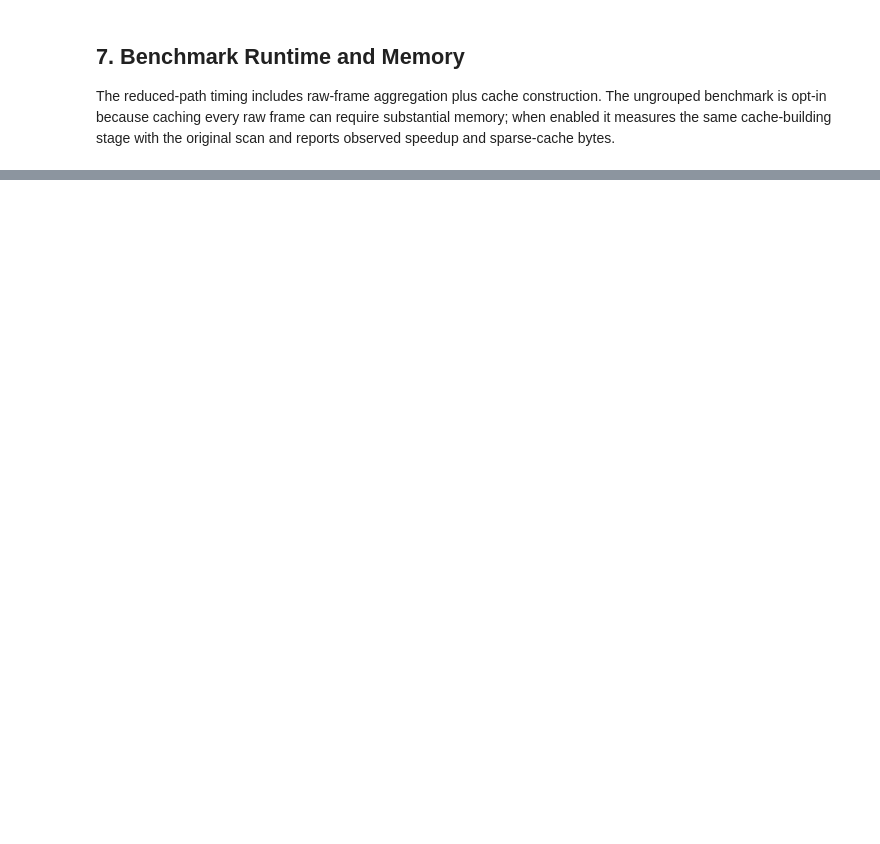
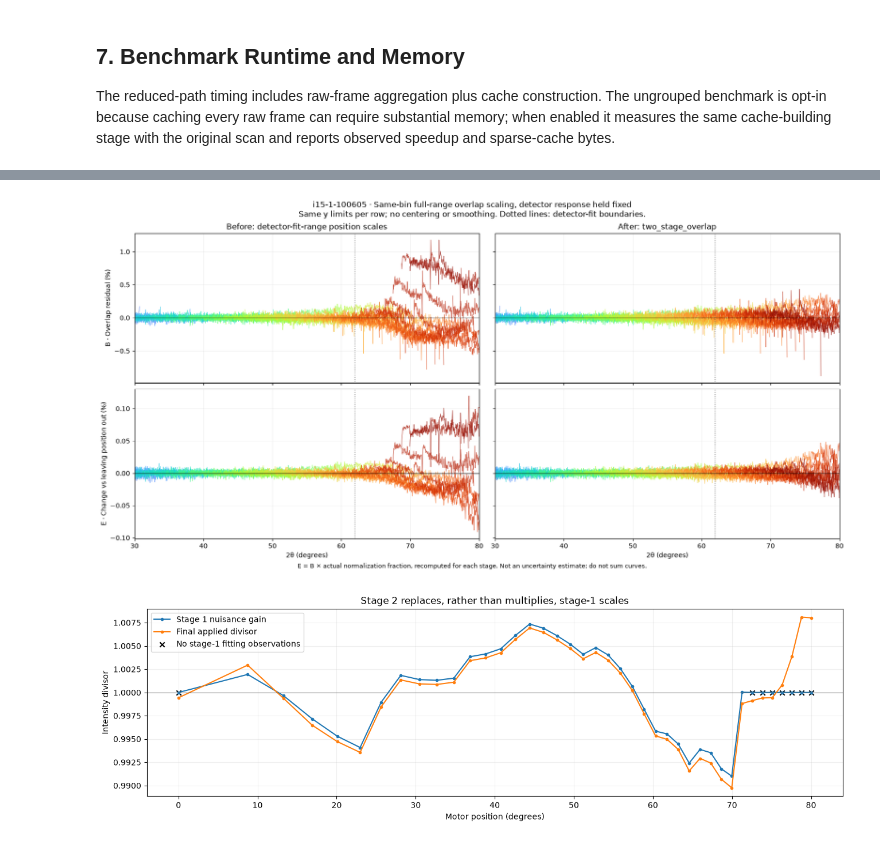
Before and after one commit to keeble/eiger-correction, a Jupyter notebook: extract_eiger_corrections_fast.ipynb, the cells around one changed output, grey strips where cells are left out. Drawn from its saved outputs; the diff is of its cells as text; code cells hidden in the pictures; blank space fills up the shorter version.

```diff
--- a/extract_eiger_corrections_fast.ipynb
+++ b/extract_eiger_corrections_fast.ipynb
@@ -741,0 +937,45 @@ Removed temporary aggregated detector data.
+# %%
+# Before/after B and E on matched axes. Identical fixed detector maps/masks and bins.
+# Before = original stage-1 nuisance gains (unfitted positions unity), not a new fit.
+assert processed_for_xy['position_scale_model'] == MODEL_LABEL
+np.testing.assert_array_equal(processed_for_xy['frame_gains'], final_position_gains)
+diag_compare_fig, diag_compare_axes = plt.subplots(2, 2, figsize=(16, 8), sharex=True, sharey='row', constrained_layout=True)
+for diag_column, (diag_state, diag_label) in enumerate(((diag_before, 'Before: detector-fit-range position scales'),
+                                                      (diag_final, f'After: {MODEL_LABEL}'))):
+    for diag_i in range(len(analysis_scan.angles)):
+        for diag_row_index, diag_field in enumerate(('residual', 'influence')):
+            diag_compare_axes[diag_row_index, diag_column].plot(
+                diag_x[diag_window], diag_state[diag_field][diag_i, diag_window],
+                color=diag_colors[diag_i], alpha=0.7, linewidth=0.8,
+            )
+    diag_compare_axes[0, diag_column].set_title(diag_label)
+    diag_compare_axes[1, diag_column].set_xlabel('2θ (degrees)')
+diag_compare_axes[0, 0].set_ylabel('B · Overlap residual (%)')
+diag_compare_axes[1, 0].set_ylabel('E · Change vs leaving position out (%)')
+for diag_ax in diag_compare_axes.flat:
+    diag_ax.axhline(0, color='black', linewidth=0.8)
+    diag_ax.set_xlim(*DIAGNOSTIC_THETA_RANGE_DEG)
+    diag_ax.grid(alpha=0.2)
+    for diag_boundary in diag_fit_theta:
+        if DIAGNOSTIC_THETA_RANGE_DEG[0] <= diag_boundary <= DIAGNOSTIC_THETA_RANGE_DEG[1]:
+            diag_ax.axvline(diag_boundary, color='0.4', linestyle=':', linewidth=1)
+diag_compare_fig.suptitle(f'{SCAN_PATH.stem} · Same-bin full-range overlap scaling, detector response held fixed\n'
+                          'Same y limits per row; no centering or smoothing. Dotted lines: detector-fit boundaries.')
+diag_compare_fig.supxlabel('E = B × actual normalization fraction, recomputed for each stage. '
+                           'Not an uncertainty estimate; do not sum curves.', fontsize=9)
+plt.show()
+
+scale_fig, scale_axis = plt.subplots(figsize=(13, 4), constrained_layout=True)
+scale_axis.plot(analysis_scan.angles, calibration_fit['frame_gains'], '.-', label='Stage 1 nuisance gain')
+scale_axis.plot(analysis_scan.angles, final_position_gains, '.-', label='Final applied divisor')
+scale_unfitted = ~np.isin(np.arange(len(analysis_scan.angles)), calibration_fit['fit_indices'])
+scale_axis.scatter(analysis_scan.angles[scale_unfitted], calibration_fit['frame_gains'][scale_unfitted],
+                   marker='x', color='black', label='No stage-1 fitting observations')
+scale_axis.axhline(1, color='0.4', linewidth=0.8)
+scale_axis.set(xlabel='Motor position (degrees)', ylabel='Intensity divisor', title='Stage 2 replaces, rather than multiplies, stage-1 scales')
+scale_axis.legend()
+scale_axis.grid(alpha=0.2)
+plt.show()
+# %% [output]
+[figure, added]
+[figure, added]
```
Also changed, not shown: parts of 17 cells of this notebook, 6 other files.
